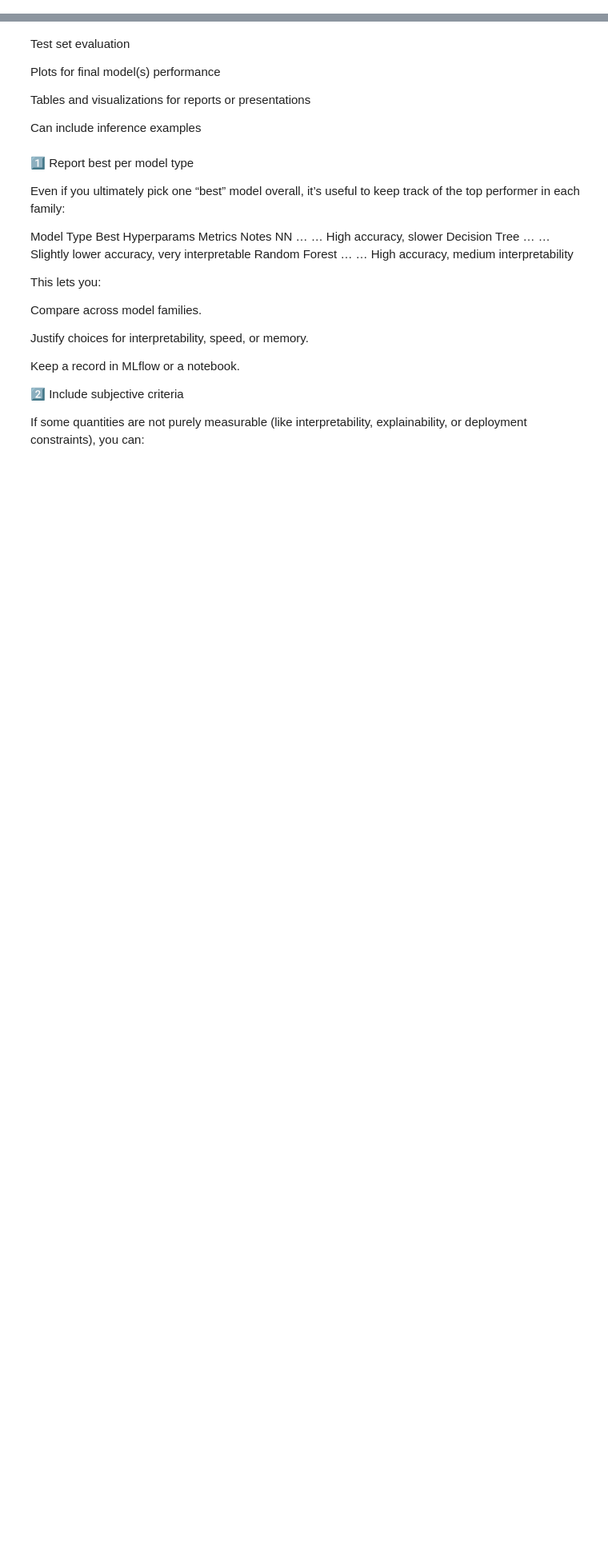
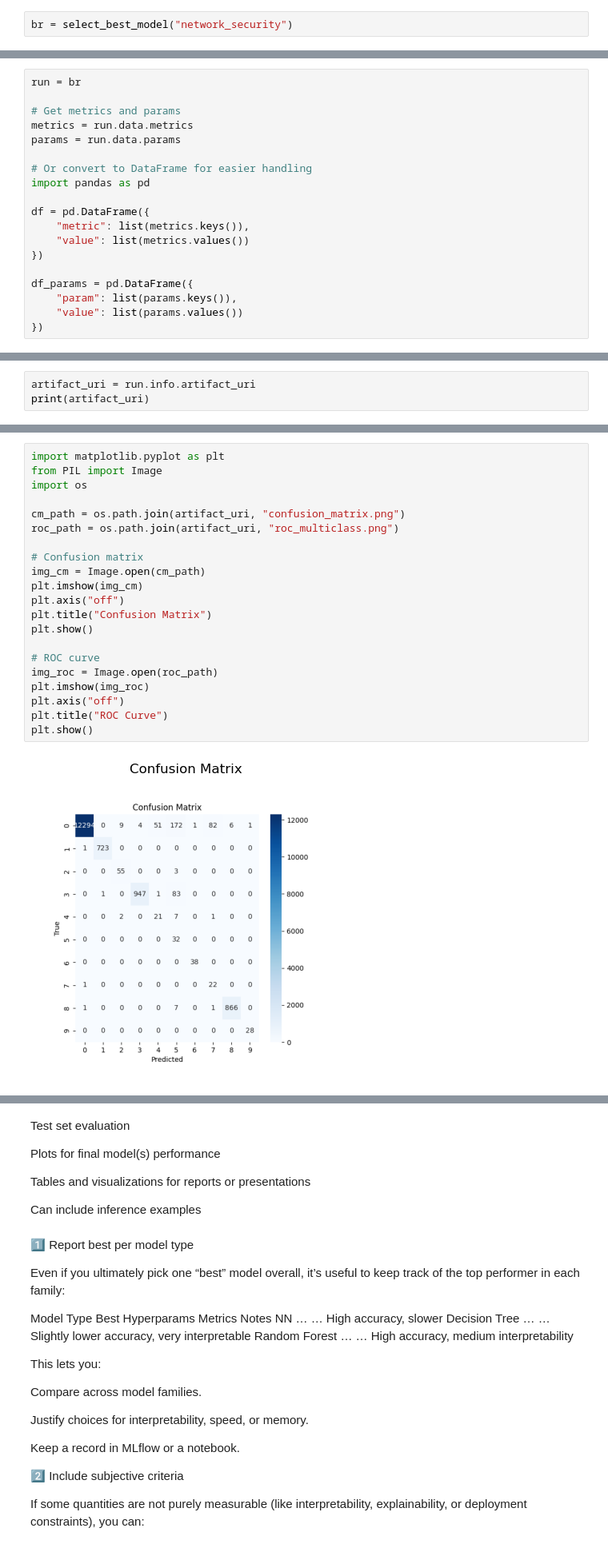
Before and after one commit to MNGARCIA085/AI-Driven-Network-Security, a Jupyter notebook: notebooks/Report.ipynb, the cells around one changed output, grey strips where cells are left out. Shown: that part at 80% size. Cells and saved outputs as stored; diff of their text form; blank space fills up the shorter version.

```diff
--- a/notebooks/Report.ipynb
+++ b/notebooks/Report.ipynb
@@ -0,0 +86,2 @@
+# %%
+br = select_best_model("network_security")
@@ -0,0 +107,19 @@
+# %%
+run = br
+
+# Get metrics and params
+metrics = run.data.metrics
+params = run.data.params
+
+# Or convert to DataFrame for easier handling
+import pandas as pd
+
+df = pd.DataFrame({
+    "metric": list(metrics.keys()),
+    "value": list(metrics.values())
+})
+
+df_params = pd.DataFrame({
+    "param": list(params.keys()),
+    "value": list(params.values())
+})
@@ -0,0 +213,3 @@
+# %%
+artifact_uri = run.info.artifact_uri
+print(artifact_uri)
@@ -0,0 +218,23 @@
+# %%
+import matplotlib.pyplot as plt
+from PIL import Image
+import os
+
+cm_path = os.path.join(artifact_uri, "confusion_matrix.png")
+roc_path = os.path.join(artifact_uri, "roc_multiclass.png")
+
+# Confusion matrix
+img_cm = Image.open(cm_path)
+plt.imshow(img_cm)
+plt.axis("off")
+plt.title("Confusion Matrix")
+plt.show()
+
+# ROC curve
+img_roc = Image.open(roc_path)
+plt.imshow(img_roc)
+plt.axis("off")
+plt.title("ROC Curve")
+plt.show()
+# %% [output]
+[figure, added]
```
Also changed, not shown: parts of 20 cells of this notebook, 7 other files.
